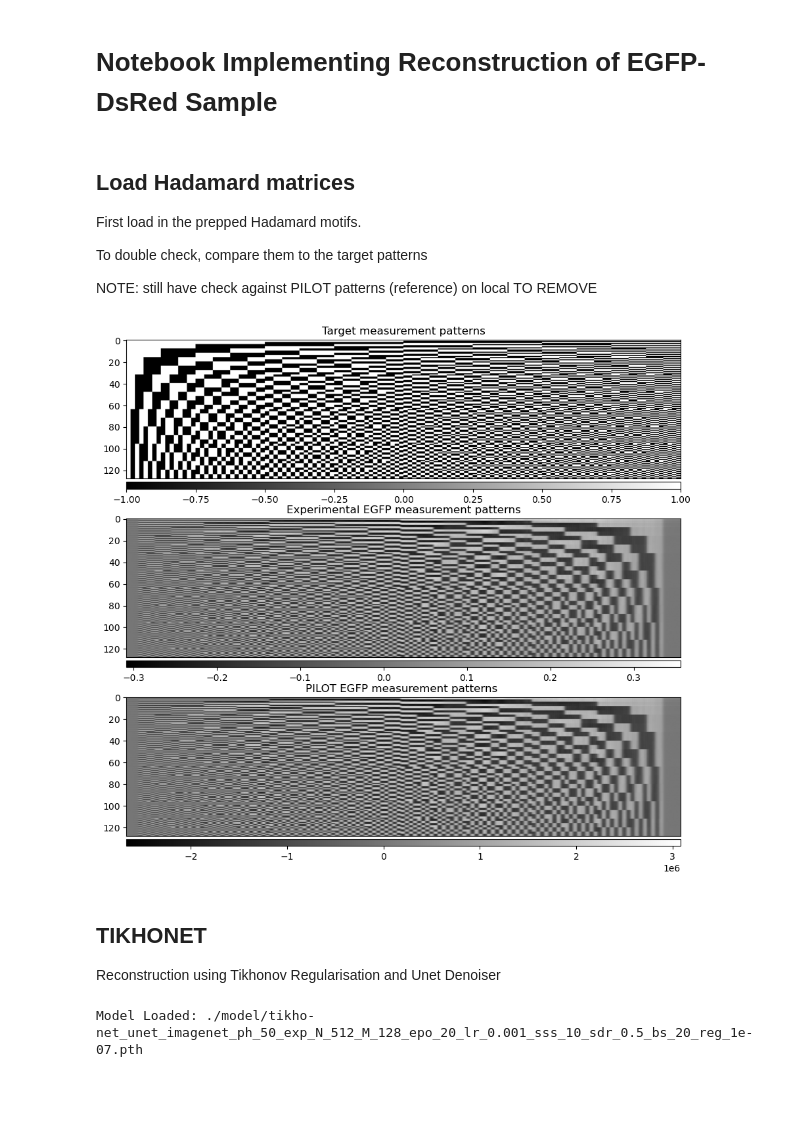
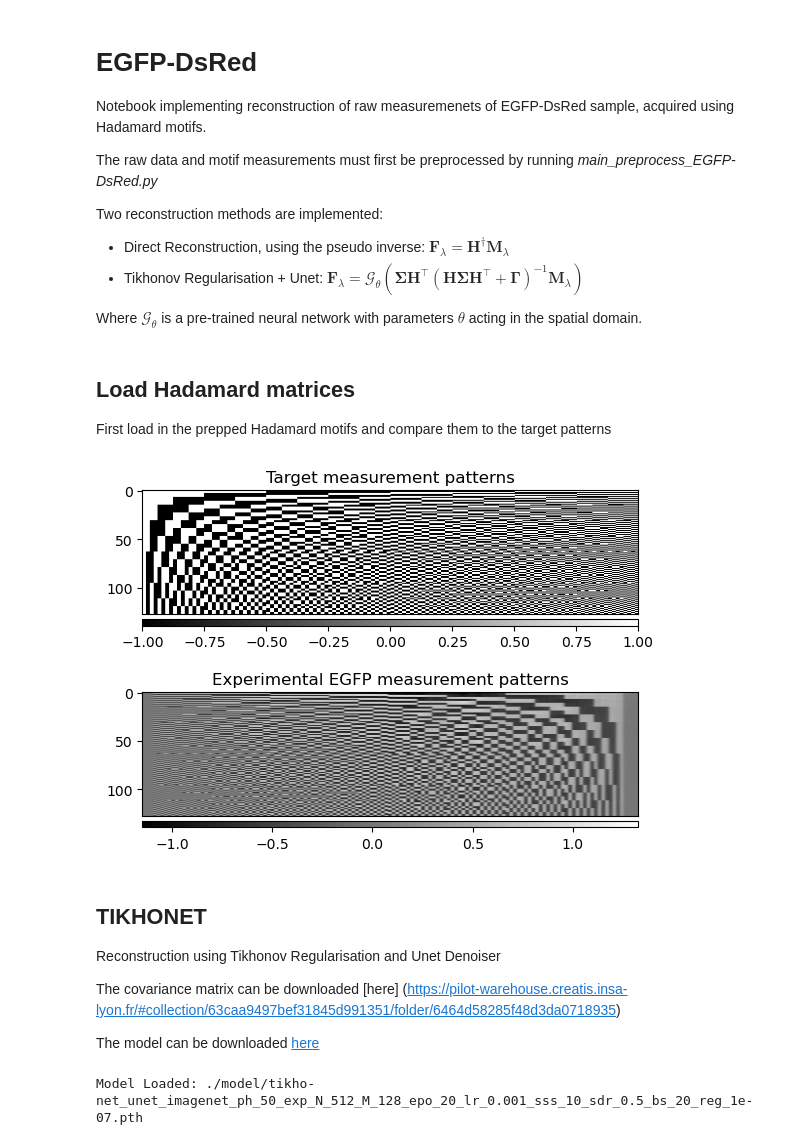
Before and after one commit to openspyrit/spyrit-examples, a Jupyter notebook: 2025_hLSFM/main_v3_recon_net_EGFP-DsRed_14_all_slices.ipynb, the cells around one changed output. Saved outputs shown, nothing was run; the diff lists cells and outputs as text; code cells hidden in the pictures; blank space fills up the shorter version.

Commit message:
final check of EGFP example files

```diff
--- a/2025_hLSFM/main_v3_recon_net_EGFP-DsRed_14_all_slices.ipynb
+++ b/2025_hLSFM/main_v3_recon_net_EGFP-DsRed_14_all_slices.ipynb
@@ -1,5 +1,15 @@
 # %% [markdown]
-# Notebook Implementing Reconstruction of EGFP-DsRed Sample
+# EGFP-DsRed
+
+Notebook implementing reconstruction of raw measuremenets of EGFP-DsRed sample, acquired using Hadamard motifs.
+
+The raw data and motif measurements must first be preprocessed by running *main_preprocess_EGFP-DsRed.py*
+
+Two reconstruction methods are implemented:
+- Direct Reconstruction, using the pseudo inverse: $\bm F_\lambda = \bm H^\dagger \bm M_\lambda$
+- Tikhonov Regularisation  + Unet: $\bm F_\lambda = \mathcal G_\theta ( \bm \Sigma \bm H^\top ( \bm {H\Sigma H^\top} + \bm \Gamma)^{-1}\bm M_\lambda )$
+
+Where $\mathcal G_\theta$ is a pre-trained neural network with parameters $\theta$ acting in the spatial domain.
 # %%
 import collections
 collections.Callable = collections.abc.Callable
@@ -50,47 +60,38 @@ odd_index = range(1, 2 *M, 2)
 # %% [markdown]
 ## Load Hadamard matrices
 
-First load in the prepped Hadamard motifs.
-
-To double check, compare them to the target patterns
-
-NOTE: still have check against PILOT patterns (reference) on local TO REMOVE
+First load in the prepped Hadamard motifs and compare them to the target patterns
 # %%
-# load prepped patterns
-H_pilot = np.load(Path("C:/Users/ceidigh/Documents/Mat_rc/egfp") / f'motifs_Hadamard_{M}_{N}.npy')
-#H_pilot /= H_pilot[0,16:500].mean()
 
 H_exp = np.load(Path(data_folder + mat_folder) / f'motifs_Hadamard_{M}_{N}.npy')
-#H_exp /= H_exp[0,16:500].mean()
+H_exp /= H_exp[0,16:500].mean()
 
 
 H_tar = walsh_matrix(N)
 H_tar = H_tar[:M]
 
 # plot
-f, axs = plt.subplots(3, 1, figsize=(12,10))
+f, axs = plt.subplots(2, 1)
 axs[0].set_title('Target measurement patterns')
 im = axs[0].imshow(H_tar, cmap='gray')
 add_colorbar(im, 'bottom')
 axs[0].get_xaxis().set_visible(False)
 
 axs[1].set_title('Experimental EGFP measurement patterns')
-im = axs[1].imshow(H_exp, cmap='gray')
+im = axs[1].imshow(np.flip(H_exp, 1), cmap='gray')
 add_colorbar(im, 'bottom')
 axs[1].get_xaxis().set_visible(False)
 
-axs[2].set_title('PILOT EGFP measurement patterns ')
-im = axs[2].imshow(H_pilot, cmap='gray')
-add_colorbar(im, 'bottom')
-axs[2].get_xaxis().set_visible(False)
-
 H = torch.from_numpy(H_exp)
-H_ones = (torch.from_numpy(H_exp)).sum(dim=-1).to(device)
 # %% [output]
-[figure, old version]
+[figure, new version]
 # %% [markdown]
 ## TIKHONET
 
 Reconstruction using Tikhonov Regularisation and Unet Denoiser
+
+The covariance matrix can be downloaded [here] (https://pilot-warehouse.creatis.insa-lyon.fr/#collection/63caa9497bef31845d991351/folder/6464d58285f48d3da0718935)
+
+The model can be downloaded [here](https://pilot-warehouse.creatis.insa-lyon.fr/#collection/63caa9497bef31845d991351/folder/6464d5f585f48d3da071893c)
 # %%
 import torch.nn as nn
```
Also changed, not shown: parts of 4 cells of this notebook, 1 other file.
